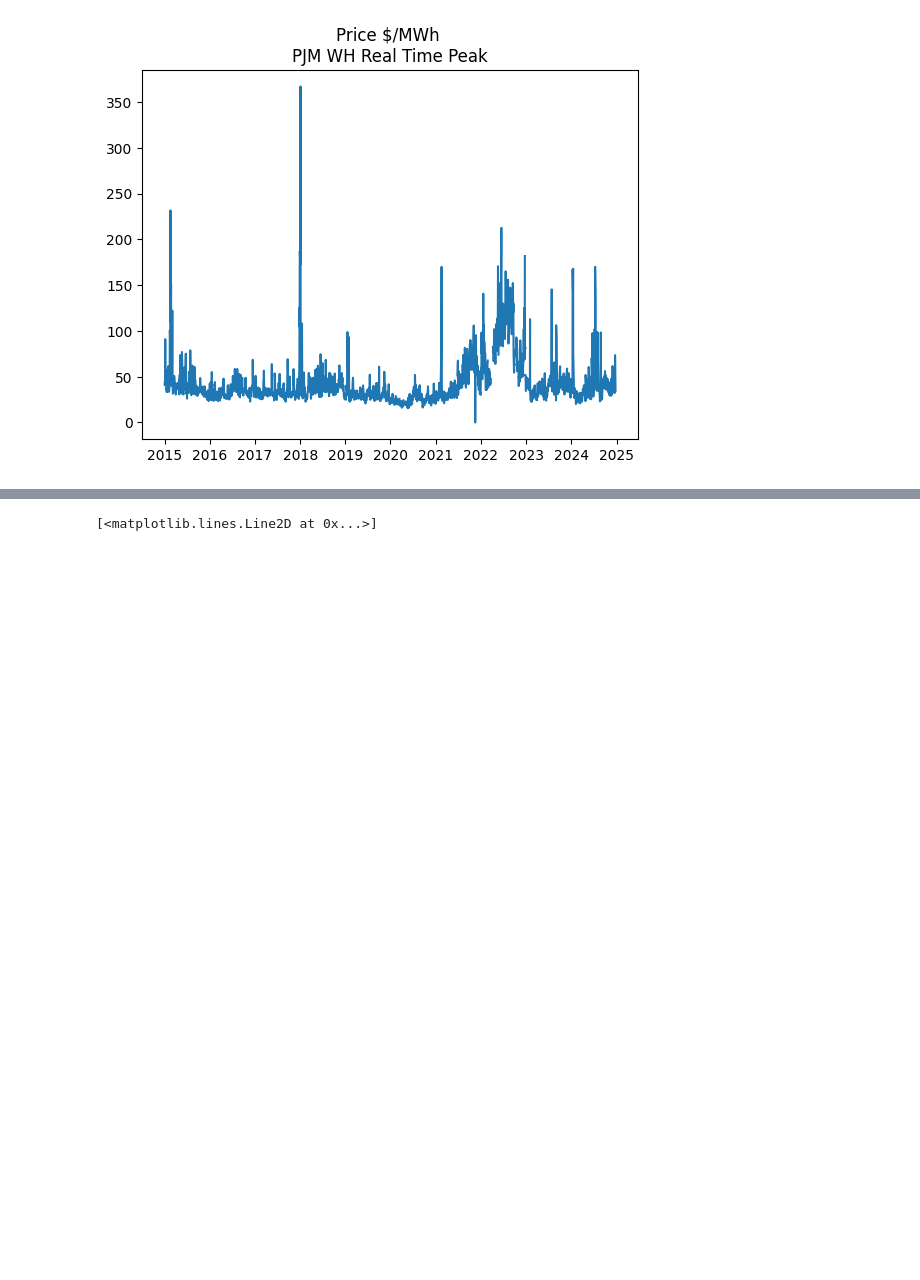
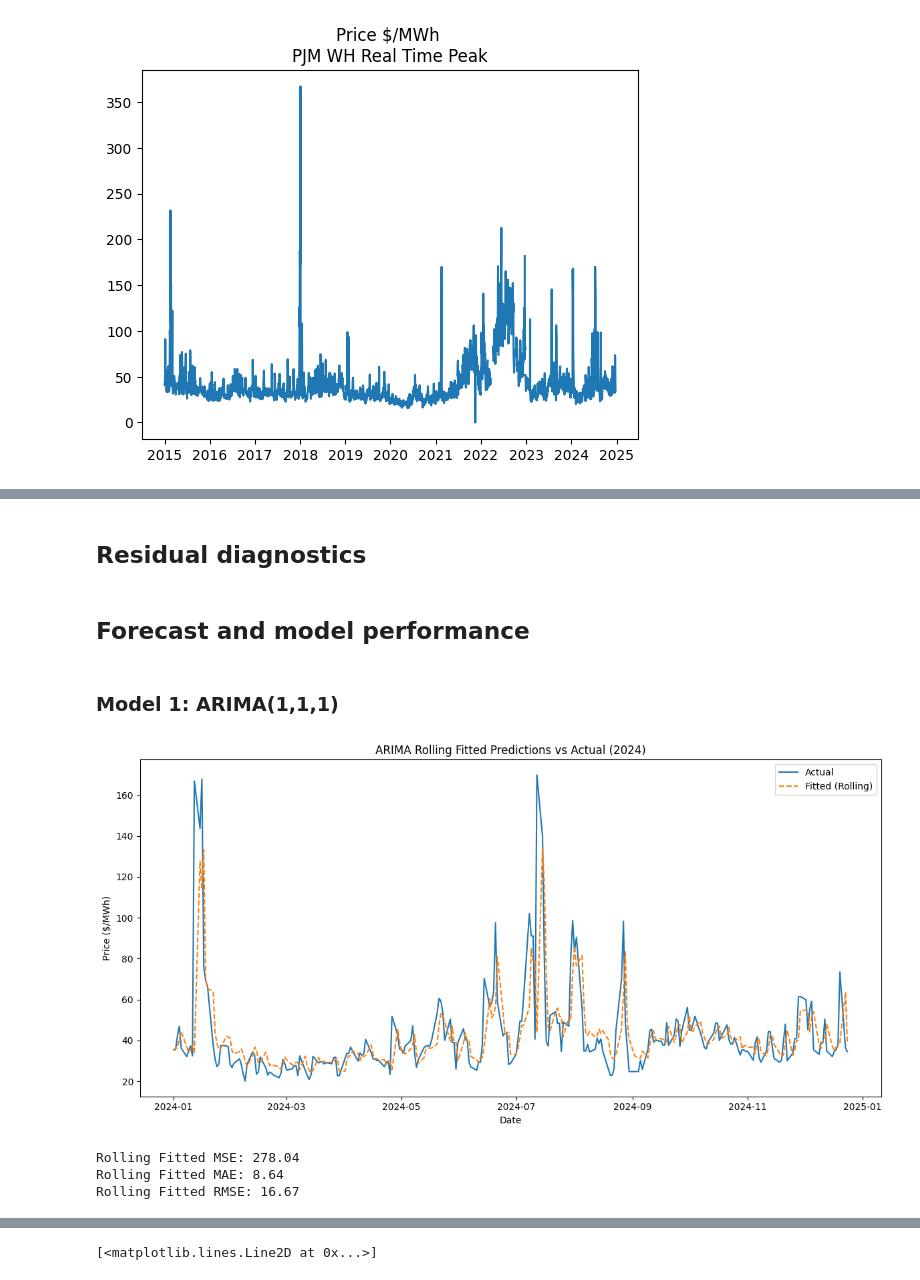
Before and after one commit to kfkhaug/TIO4317_spring25_project, a Jupyter notebook: modelling.ipynb, the cells around one changed output, grey strips where cells are left out. Drawn from its saved outputs; the diff is of its cells as text; code cells hidden in the pictures; blank space fills up the shorter version.

Commit message:
Seasonal dummies og forecasting

```diff
--- a/modelling.ipynb
+++ b/modelling.ipynb
@@ -147,0 +337,2 @@ Ser på om det er mulig å ta log-verdier.
+# %% [markdown]
+## Residual diagnostics
@@ -147,0 +341,52 @@ Ser på om det er mulig å ta log-verdier.
+# %% [markdown]
+## Forecast and model performance
+# %% [markdown]
+### Model 1: ARIMA(1,1,1)
+# %%
+train = el_price[:'2023-12-31']
+test = el_price['2024-01-01':]
+
+p,d,q = 1,1,1
+
+
+history = list(train)
+predictions = []
+
+# Rolling forecast
+for t in range(len(test)):
+    model = ARIMA(history, order=(p, d, q))
+    model_fit = model.fit()
+    forecast = model_fit.forecast(steps=1)[0]
+    predictions.append(forecast)
+
+    # Add the actual value from test to history
+    history.append(test.iloc[t])
+
+# Convert to series for plotting
+pred_series_1 = pd.Series(predictions, index=test.index)
+
+
+plt.figure(figsize=(12,6))
+plt.plot(test, label='Actual')
+plt.plot(pred_series_1, label='Fitted (Rolling)', linestyle='--')
+plt.title('ARIMA Rolling Fitted Predictions vs Actual (2024)')
+plt.xlabel('Date')
+plt.ylabel('Price ($/MWh)')
+plt.legend()
+plt.tight_layout()
+plt.show()
+# %% [output]
+[figure, added]
+# %%
+#Forecast evaluation.
+
+mse = mean_squared_error(test, pred_series_1)
+mae = mean_absolute_error(test, pred_series_1)
+rmse = np.sqrt(mse)
+print(f'Rolling Fitted MSE: {mse:.2f}')
+print(f'Rolling Fitted MAE: {mae:.2f}')
+print(f'Rolling Fitted RMSE: {rmse:.2f}')
+# %% [output]
+Rolling Fitted MSE: 278.04
+Rolling Fitted MAE: 8.64
+Rolling Fitted RMSE: 16.67
```
Also changed, not shown: parts of 42 cells of this notebook.
